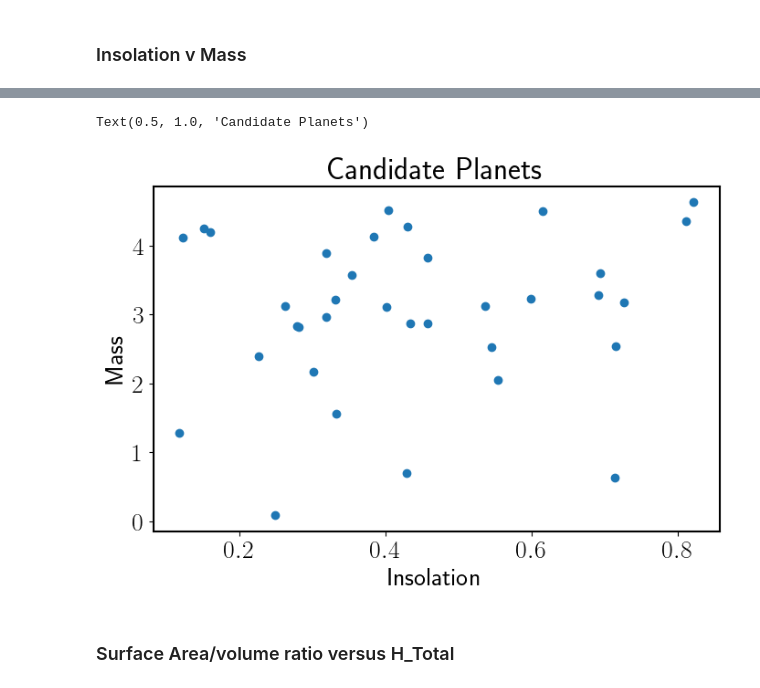
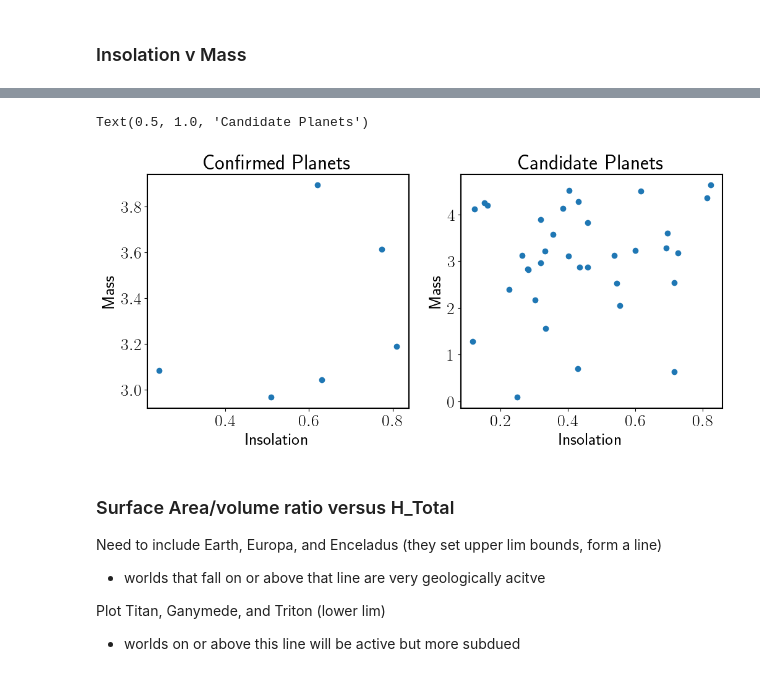
Before and after one commit to lupitatovar/Cool-Worlds, a Jupyter notebook: figures/Figures.ipynb, the cells around one changed output, grey strips where cells are left out. Saved outputs shown, nothing was run; the diff lists cells and outputs as text; code cells hidden in the pictures.

```diff
--- a/figures/Figures.ipynb
+++ b/figures/Figures.ipynb
@@ -205,12 +173,25 @@ Text(0.5, 1.0, 'Confirmed Planets')
-# %%
-plt.scatter(candidates['Insolation'],candidates['masse_est'])
-plt.xlabel('Insolation')
-plt.ylabel('Mass')
-plt.title('Candidate Planets')
-# %% [output]
-Text(0.5, 1.0, 'Candidate Planets')
-[figure, removed]
-# %% [markdown]
-### Surface Area/volume ratio versus H_Total
+# %%
+fig, axs = plt.subplots(1,2, figsize=(12,5), facecolor='w', edgecolor='k')
+
+axs[0].scatter(confirmed['insol'],confirmed['masse_est'])
+axs[0].set_xlabel('Insolation')
+axs[0].set_ylabel('Mass')
+axs[0].set_title('Confirmed Planets')
+
+axs[1].scatter(candidates['Insolation'],candidates['masse_est'])
+axs[1].set_xlabel('Insolation')
+axs[1].set_ylabel('Mass')
+axs[1].set_title('Candidate Planets')
+# %% [output]
+Text(0.5, 1.0, 'Candidate Planets')
+[figure, added]
+# %% [markdown]
+### Surface Area/volume ratio versus H_Total
+
+Need to include Earth, Europa, and Enceladus (they set upper lim bounds, form a line)
+- worlds that fall on or above that line are very geologically acitve
+
+Plot Titan, Ganymede, and Triton (lower lim)
+- worlds on or above this line will be active but more subdued
 # %%
 cand_rad_m = (candidates['Radius'].values*u.R_earth).to(u.m)
```
Also changed, not shown: parts of 19 cells of this notebook, 4 other files.
